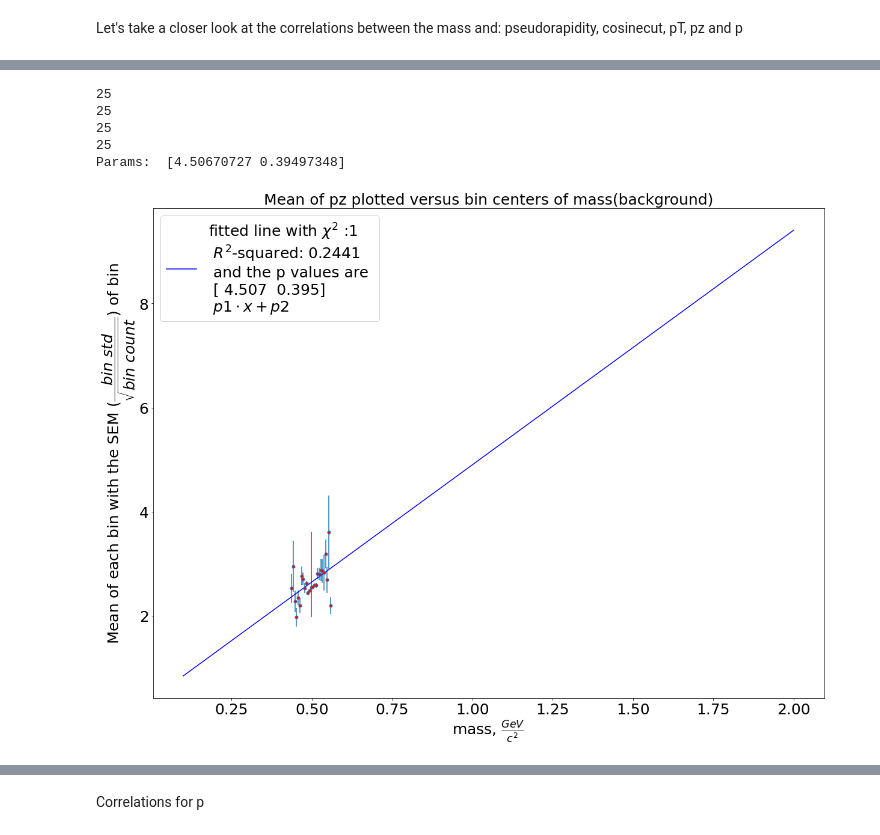
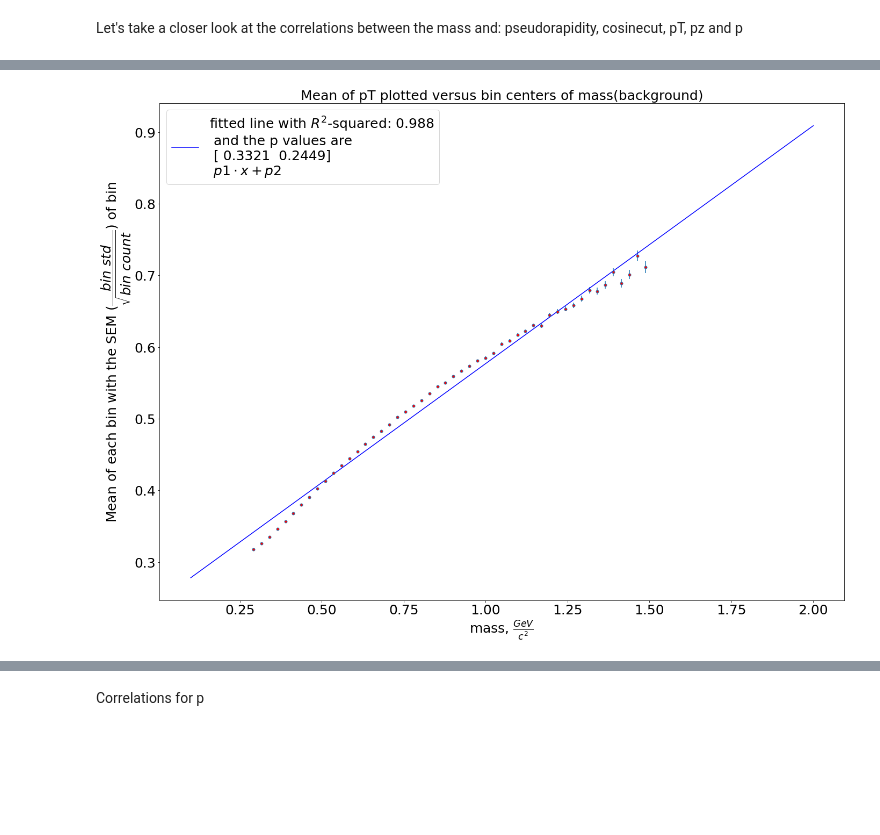
Before and after one commit to julnow/JupyterNotebooks, a Jupyter notebook: kaon_correlations_p2.ipynb, the cells around one changed output, grey strips where cells are left out. Cells and saved outputs as stored; diff of their text form; code cells hidden in the pictures; blank space fills up the shorter version.

```diff
--- a/kaon_correlations_p2.ipynb
+++ b/kaon_correlations_p2.ipynb
@@ -3,7 +3,7 @@ Variables of filenames
 # %%
 #PLAINTREE FILES NAMES
 directory='/Users/julnow/gsi/cbm/ML/JupyterNotebooks/'
-signalFileName = directory + 'PlainTree_20kSign.root'
+signalFileName = directory + 'PlainTree_100kSign.root'
 backgroundFileName = directory + 'PlainTree_5kBckgr.root'
 # %% [markdown]
 # Importing the Libraries
@@ -302,3 +274,10 @@ def lin(x, p1, p2):
 # %%
+#let's define different functions that can be fitted
+def lin(x, p1, p2):
+    return p1*x + p2
 def gaus(x,k, b,a,x0,sigma):
     return k*x+b+a*np.exp(-(x-x0)**2/(2*sigma**2))
+def logar(x, p1, p2):
+    return p1*np.log(x) + p2
+def quadr(x, p1, p2):
+    return -p1*x*x + p2
@@ -397,11 +512,6 @@ def gaus(x,k, b,a,x0,sigma):
 # %%
 sign_bgr_pT_pdf = PdfPages('sign_bgr_pT.pdf')
 # %%
-profile_plot_func(signal.dropna(),'mass','pz', 0, sign_bgr_pT_pdf, lin)
+profile_plot_func(background.dropna(),'mass','pT', 0, sign_bgr_pT_pdf, lin)
 # %% [output]
-25
-25
-25
-25
-Params:  [4.50670727 0.39497348]
-[figure, old version]
+[figure, new version]
```
Also changed, not shown: parts of 18 cells of this notebook.
